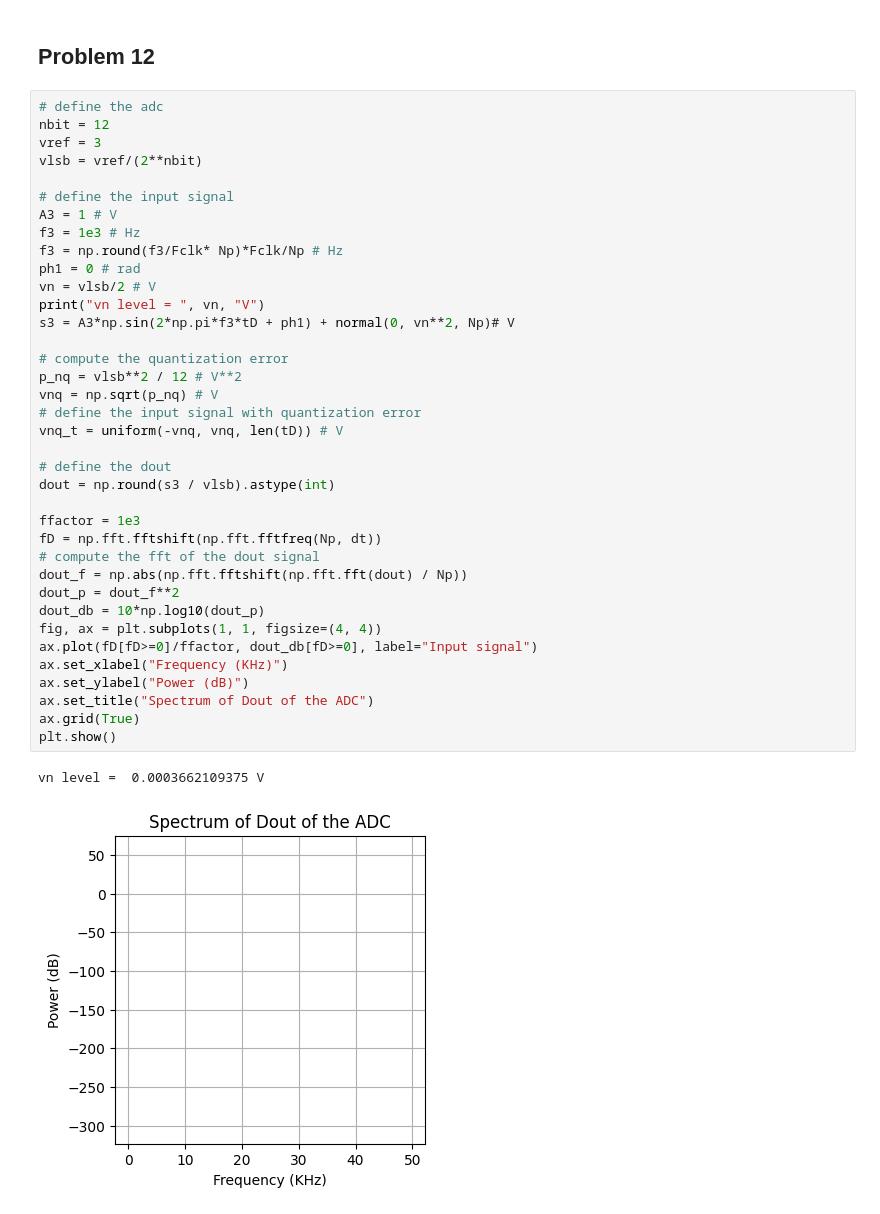
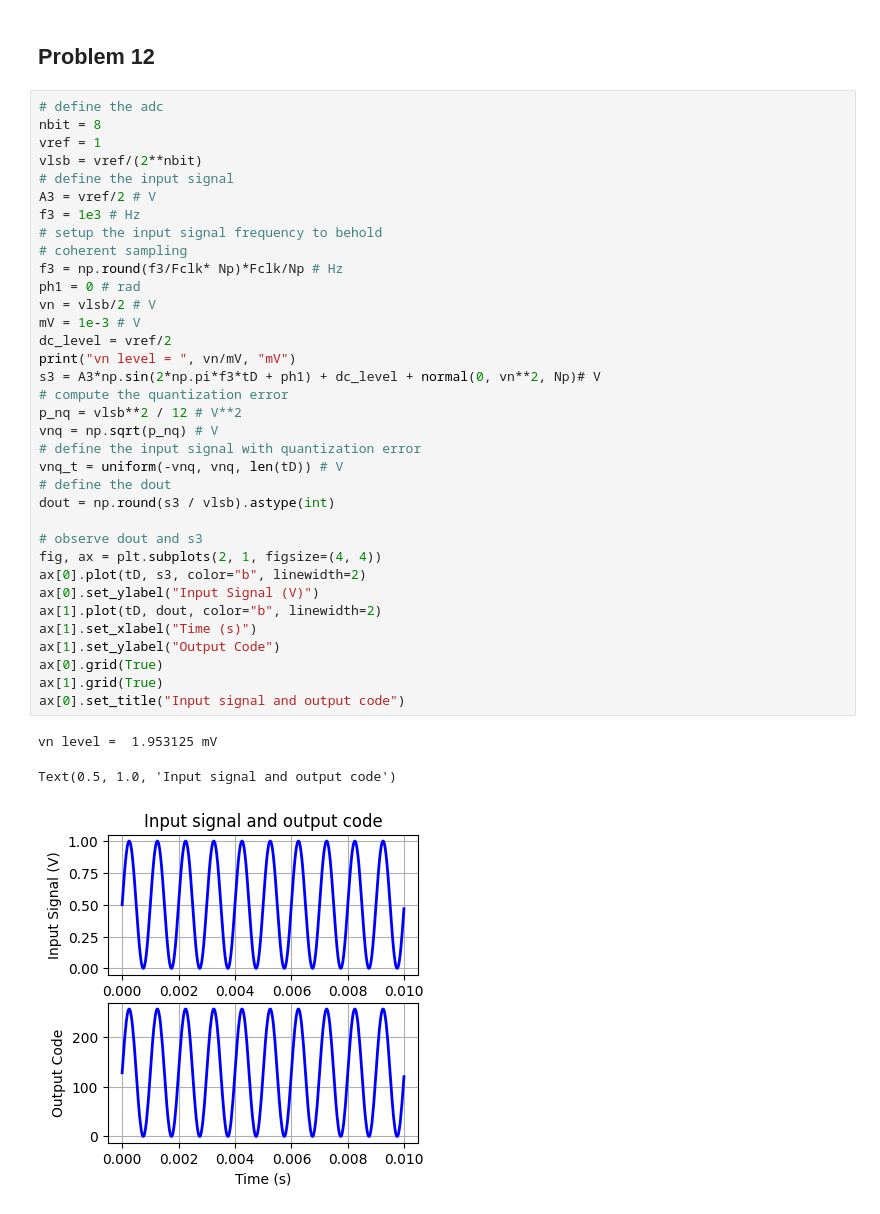
Before and after one commit to das-dias/signal-converters-notebooks, a Jupyter notebook: practical_classes/practical_class_4.ipynb, the cells around one changed output. Saved outputs shown, nothing was run; the diff lists cells and outputs as text.

```diff
--- a/practical_classes/practical_class_4.ipynb
+++ b/practical_classes/practical_class_4.ipynb
@@ -266,41 +221,40 @@ Effective number of bits (ENOB) : 9.44
 ## Problem 12
 # %%
 # define the adc
-nbit = 12
-vref = 3
+nbit = 8
+vref = 1
 vlsb = vref/(2**nbit)
-
 # define the input signal
-A3 = 1 # V
+A3 = vref/2 # V
 f3 = 1e3 # Hz
+# setup the input signal frequency to behold
+# coherent sampling
 f3 = np.round(f3/Fclk* Np)*Fclk/Np # Hz
 ph1 = 0 # rad
 vn = vlsb/2 # V
-print("vn level = ", vn, "V")
-s3 = A3*np.sin(2*np.pi*f3*tD + ph1) + normal(0, vn**2, Np)# V
-
+mV = 1e-3 # V
+dc_level = vref/2
+print("vn level = ", vn/mV, "mV")
+s3 = A3*np.sin(2*np.pi*f3*tD + ph1) + dc_level + normal(0, vn**2, Np)# V
 # compute the quantization error
 p_nq = vlsb**2 / 12 # V**2
 vnq = np.sqrt(p_nq) # V
 # define the input signal with quantization error
 vnq_t = uniform(-vnq, vnq, len(tD)) # V
-
 # define the dout
 dout = np.round(s3 / vlsb).astype(int)
 
-ffactor = 1e3
-fD = np.fft.fftshift(np.fft.fftfreq(Np, dt))
-# compute the fft of the dout signal
-dout_f = np.abs(np.fft.fftshift(np.fft.fft(dout) / Np))
-dout_p = dout_f**2
-dout_db = 10*np.log10(dout_p)
-fig, ax = plt.subplots(1, 1, figsize=(4, 4))
-ax.plot(fD[fD>=0]/ffactor, dout_db[fD>=0], label="Input signal")
-ax.set_xlabel("Frequency (KHz)")
-ax.set_ylabel("Power (dB)")
-ax.set_title("Spectrum of Dout of the ADC")
-ax.grid(True)
-plt.show()
+# observe dout and s3
+fig, ax = plt.subplots(2, 1, figsize=(4, 4))
+ax[0].plot(tD, s3, color="b", linewidth=2)
+ax[0].set_ylabel("Input Signal (V)")
+ax[1].plot(tD, dout, color="b", linewidth=2)
+ax[1].set_xlabel("Time (s)")
+ax[1].set_ylabel("Output Code")
+ax[0].grid(True)
+ax[1].grid(True)
+ax[0].set_title("Input signal and output code")
 # %% [output]
-vn level =  0.0003662109375 V
+vn level =  1.953125 mV
+Text(0.5, 1.0, 'Input signal and output code')
-[figure, old version]
+[figure, new version]
```
Also changed, not shown: parts of 8 cells of this notebook, 9 other files.
